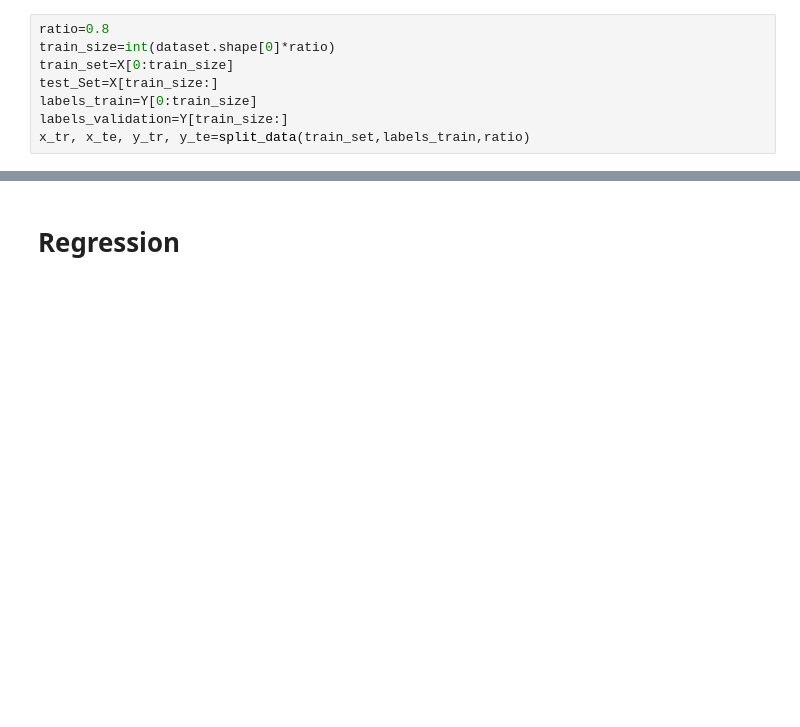
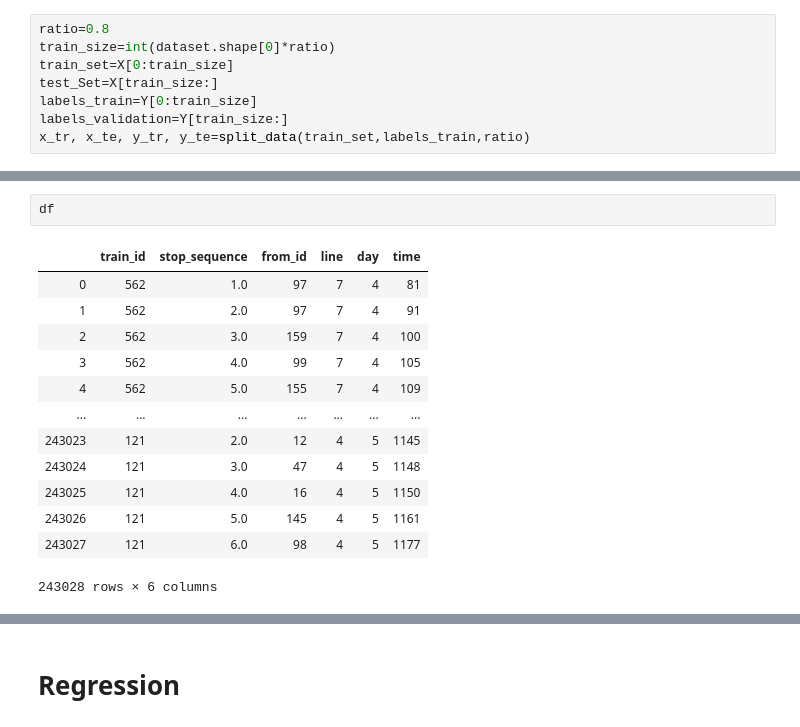
Before and after one commit to linahcharif/NTDS-Team24, a Jupyter notebook: Preprocessing_ML.ipynb, the cells around one changed output, grey strips where cells are left out. Saved outputs shown, nothing was run; the diff lists cells and outputs as text; blank space fills up the shorter version.

```diff
--- a/Preprocessing_ML.ipynb
+++ b/Preprocessing_ML.ipynb
@@ -355,3 +343,19 @@ Epoch 10/10
+# %%
+df
+# %% [output]
+|  | train_id | stop_sequence | from_id | line | day | time |
+| 0 | 562 | 1.0 | 97 | 7 | 4 | 81 |
+| 1 | 562 | 2.0 | 97 | 7 | 4 | 91 |
+| 2 | 562 | 3.0 | 159 | 7 | 4 | 100 |
+| 3 | 562 | 4.0 | 99 | 7 | 4 | 105 |
+| 4 | 562 | 5.0 | 155 | 7 | 4 | 109 |
+| ... | ... | ... | ... | ... | ... | ... |
+| 243023 | 121 | 2.0 | 12 | 4 | 5 | 1145 |
+| 243024 | 121 | 3.0 | 47 | 4 | 5 | 1148 |
+| 243025 | 121 | 4.0 | 16 | 4 | 5 | 1150 |
+| 243026 | 121 | 5.0 | 145 | 4 | 5 | 1161 |
+| 243027 | 121 | 6.0 | 98 | 4 | 5 | 1177 |
+243028 rows × 6 columns
 # %%
 acc = history_3classes.history['accuracy']
 val_acc = history_3classes.history['val_accuracy']
```
Also changed, not shown: parts of 14 cells of this notebook.
